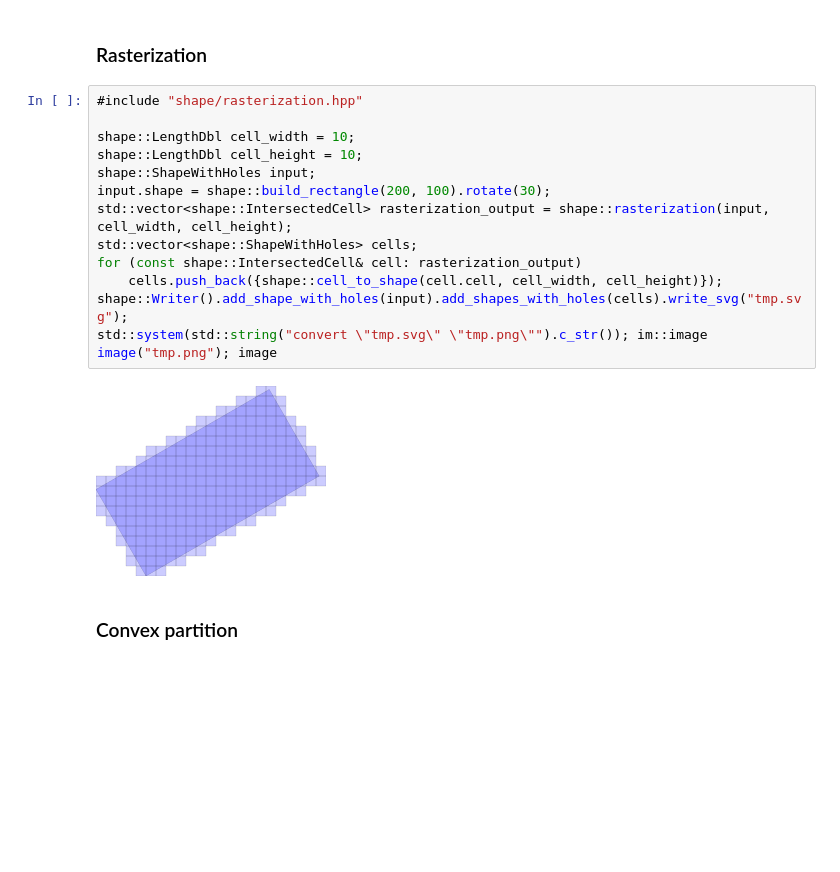
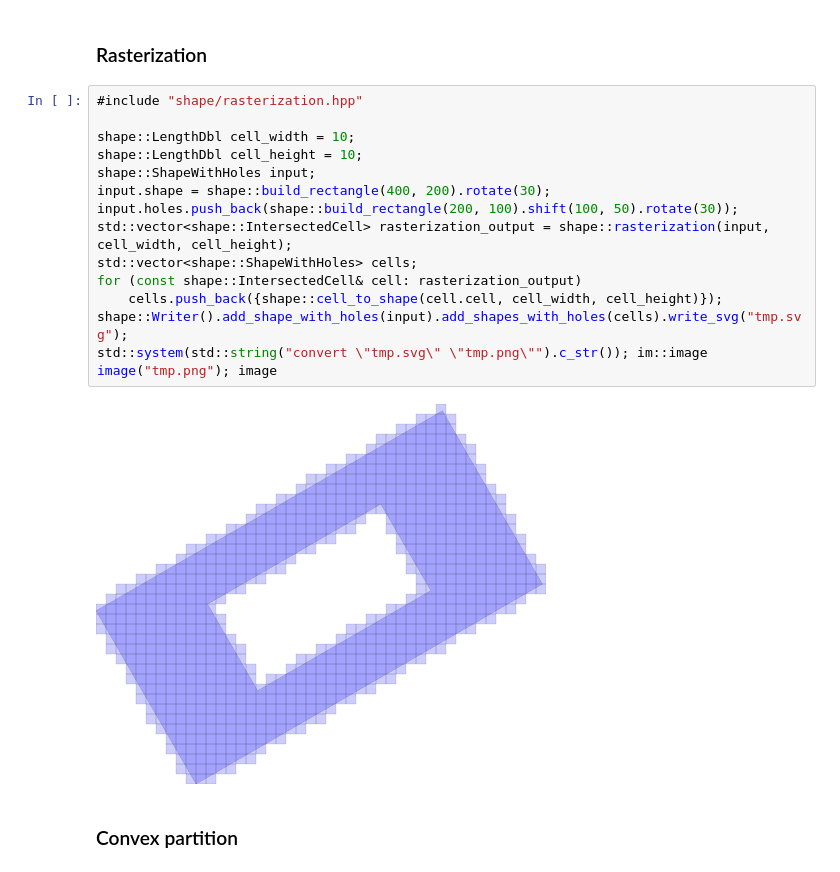
Before and after one commit to fontanf/shape, a Jupyter notebook: README.ipynb, the cells around one changed output. Drawn from its saved outputs; the diff is of its cells as text; blank space fills up the shorter version.

```diff
--- a/README.ipynb
+++ b/README.ipynb
@@ -206,18 +206,19 @@ LineSegment start (60, 100) end (140, 100)
 # %%
 #include "shape/rasterization.hpp"
 
 shape::LengthDbl cell_width = 10;
 shape::LengthDbl cell_height = 10;
 shape::ShapeWithHoles input;
-input.shape = shape::build_rectangle(200, 100).rotate(30);
+input.shape = shape::build_rectangle(400, 200).rotate(30);
+input.holes.push_back(shape::build_rectangle(200, 100).shift(100, 50).rotate(30));
 std::vector<shape::IntersectedCell> rasterization_output = shape::rasterization(input, cell_width, cell_height);
 std::vector<shape::ShapeWithHoles> cells;
 for (const shape::IntersectedCell& cell: rasterization_output)
     cells.push_back({shape::cell_to_shape(cell.cell, cell_width, cell_height)});
 shape::Writer().add_shape_with_holes(input).add_shapes_with_holes(cells).write_svg("tmp.svg");
 std::system(std::string("convert \"tmp.svg\" \"tmp.png\"").c_str()); im::image image("tmp.png"); image
 # %% [output]
-[figure, old version]
+[figure, new version]
 # %% [markdown]
 ### Convex partition
 # %%
```
Also changed, not shown: parts of 5 cells of this notebook, 10 other files.
